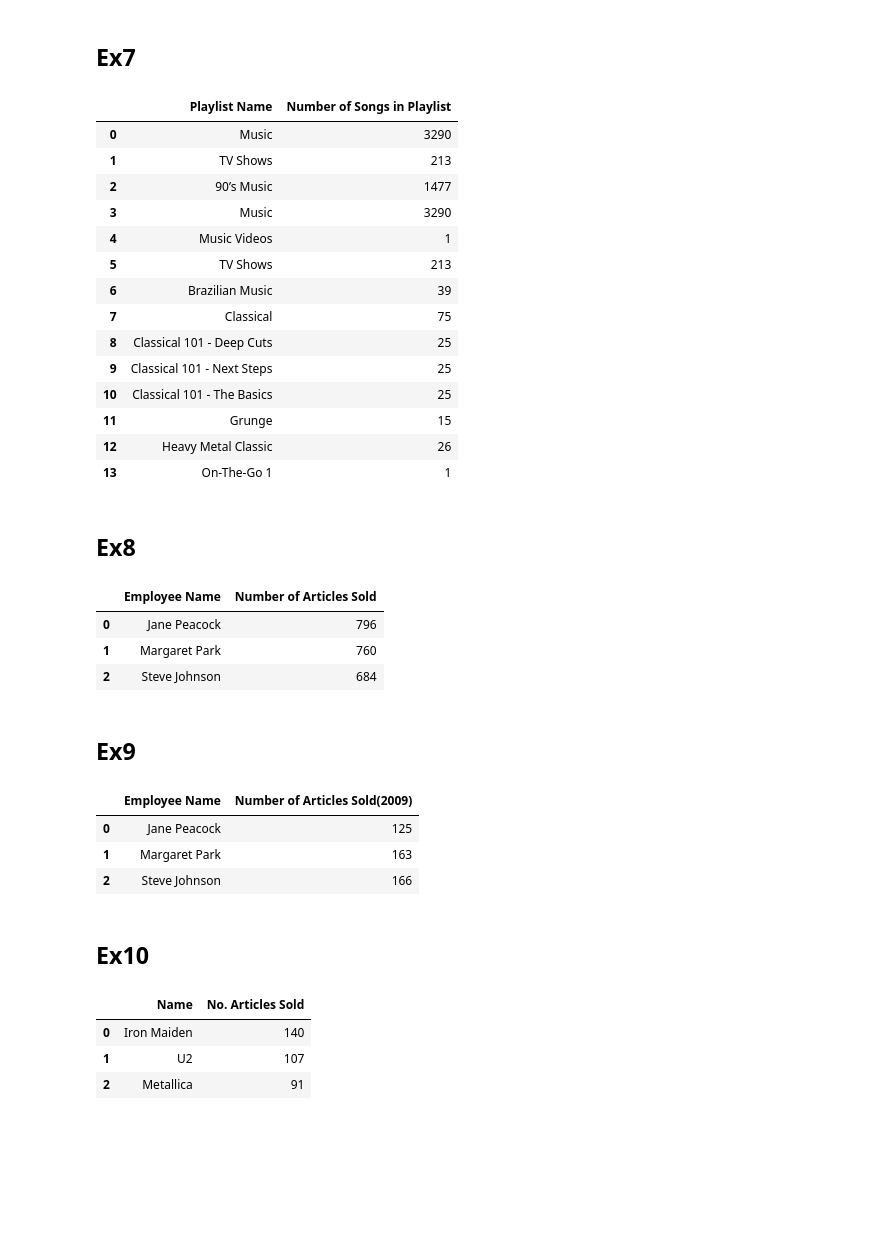
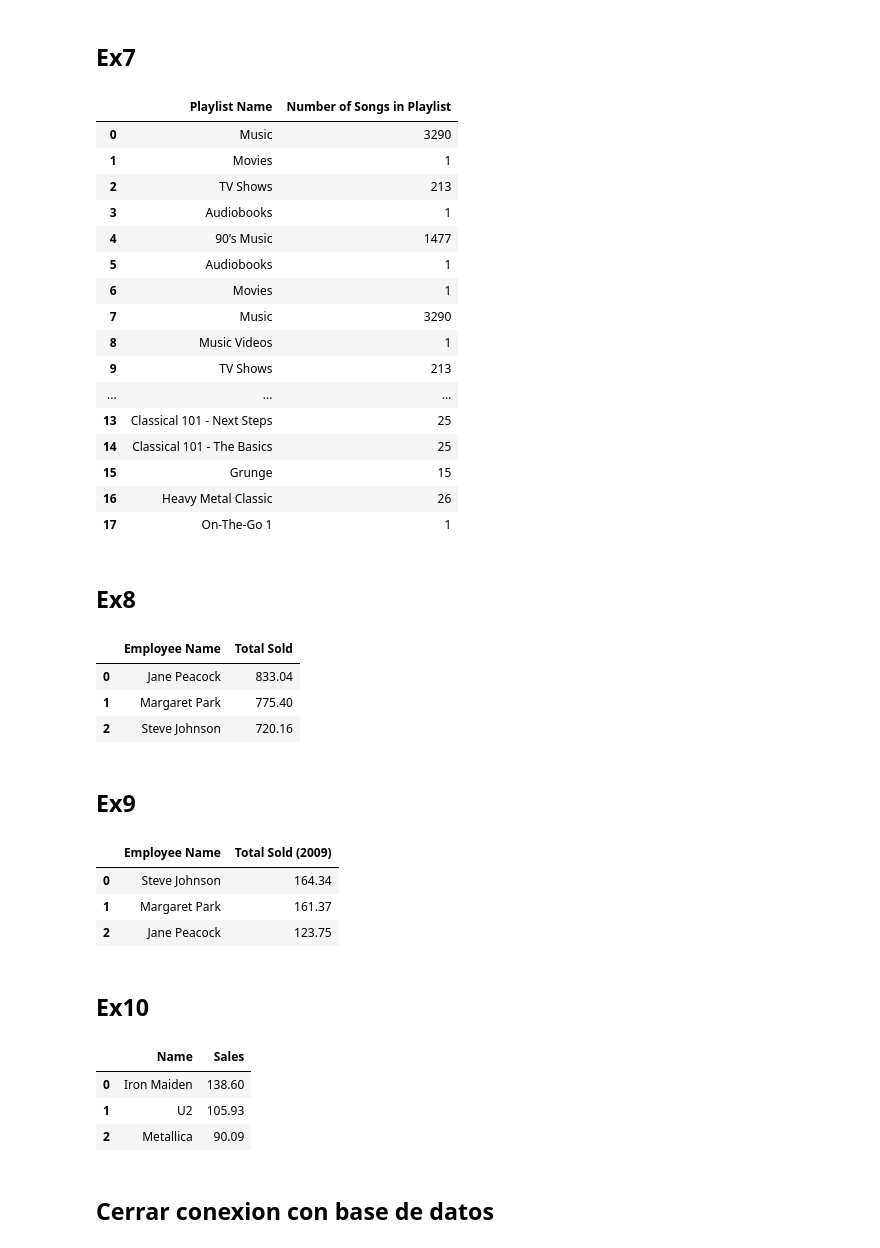
Before and after one commit to alfonsogarcia-git/data_science_nov2020_alfon, a Jupyter notebook: SQL/sql_notebook.ipynb, the cells around one changed output. Cells and saved outputs as stored; diff of their text form; code cells hidden in the pictures; blank space fills up the shorter version.

```diff
--- a/SQL/sql_notebook.ipynb
+++ b/SQL/sql_notebook.ipynb
@@ -274,79 +274,81 @@ pd.read_sql_query(query, conn)
 # %%
 query = '''
 SELECT p.Name as 'Playlist Name', COUNT(*) as 'Number of Songs in Playlist'
-FROM playlist_track pt
-JOIN playlists p ON pt.PlaylistId = p.PlaylistId
-JOIN tracks t ON pt.TrackId = t.TrackId
-GROUP BY pt.PlaylistID
+FROM playlists p
+LEFT JOIN playlist_track pt ON p.PlaylistId = pt.PlaylistId
+GROUP BY p.PlaylistID
 '''
 pd.read_sql_query(query, conn)
 # %% [output]
 |  | Playlist Name | Number of Songs in Playlist |
 | 0 | Music | 3290 |
-| 1 | TV Shows | 213 |
-| 2 | 90’s Music | 1477 |
-| 3 | Music | 3290 |
-| 4 | Music Videos | 1 |
-| 5 | TV Shows | 213 |
-| 6 | Brazilian Music | 39 |
-| 7 | Classical | 75 |
-| 8 | Classical 101 - Deep Cuts | 25 |
-| 9 | Classical 101 - Next Steps | 25 |
-| 10 | Classical 101 - The Basics | 25 |
-| 11 | Grunge | 15 |
-| 12 | Heavy Metal Classic | 26 |
-| 13 | On-The-Go 1 | 1 |
+| 1 | Movies | 1 |
+| 2 | TV Shows | 213 |
+| 3 | Audiobooks | 1 |
+| 4 | 90’s Music | 1477 |
+| 5 | Audiobooks | 1 |
+| 6 | Movies | 1 |
+| 7 | Music | 3290 |
+| 8 | Music Videos | 1 |
+| 9 | TV Shows | 213 |
+| ... | ... | ... |
+| 13 | Classical 101 - Next Steps | 25 |
+| 14 | Classical 101 - The Basics | 25 |
+| 15 | Grunge | 15 |
+| 16 | Heavy Metal Classic | 26 |
+| 17 | On-The-Go 1 | 1 |
 # %% [markdown]
 ## Ex8
 # %%
 query = '''
-SELECT e.FirstName || ' ' || e.LastName as 'Employee Name', COUNT(*) as 'Number of Articles Sold'
+SELECT e.FirstName || ' ' || e.LastName as 'Employee Name', SUM(i.Total) as 'Total Sold'
 FROM employees e
 JOIN customers c ON e.EmployeeId = c.SupportRepId
 JOIN invoices i ON c.CustomerId = i.CustomerId
-JOIN invoice_items ii ON i.InvoiceId = ii.InvoiceId
-GROUP BY e.FirstName || ' ' || e.LastName
+GROUP BY e.EmployeeId
 '''
 pd.read_sql_query(query, conn)
 # %% [output]
-|  | Employee Name | Number of Articles Sold |
-| 0 | Jane Peacock | 796 |
-| 1 | Margaret Park | 760 |
-| 2 | Steve Johnson | 684 |
+|  | Employee Name | Total Sold |
+| 0 | Jane Peacock | 833.04 |
+| 1 | Margaret Park | 775.40 |
+| 2 | Steve Johnson | 720.16 |
 # %% [markdown]
 ## Ex9
 # %%
 query = '''
-SELECT e.FirstName || ' ' || e.LastName as 'Employee Name', COUNT(*) as 'Number of Articles Sold(2009)'
+SELECT e.FirstName || ' ' || e.LastName as 'Employee Name', SUM(i.Total) as 'Total Sold (2009)'
 FROM employees e
 JOIN customers c ON e.EmployeeId = c.SupportRepId
 JOIN invoices i ON c.CustomerId = i.CustomerId
-JOIN invoice_items ii ON i.InvoiceId = ii.InvoiceId
 WHERE i.InvoiceDate LIKE '2009%'
-GROUP BY e.FirstName || ' ' || e.LastName
+GROUP BY e.EmployeeId
+ORDER BY SUM(i.Total) DESC
 '''
 pd.read_sql_query(query, conn)
 # %% [output]
-|  | Employee Name | Number of Articles Sold(2009) |
-| 0 | Jane Peacock | 125 |
-| 1 | Margaret Park | 163 |
-| 2 | Steve Johnson | 166 |
+|  | Employee Name | Total Sold (2009) |
+| 0 | Steve Johnson | 164.34 |
+| 1 | Margaret Park | 161.37 |
+| 2 | Jane Peacock | 123.75 |
 # %% [markdown]
 ## Ex10
 # %%
 query = '''
-SELECT ar.Name, COUNT(*) as 'No. Articles Sold'
+SELECT ar.Name, SUM(ii.UnitPrice) as 'Sales'
 FROM artists ar
 JOIN albums al ON ar.ArtistId = al.ArtistId
 JOIN tracks t ON al.AlbumId = t.AlbumId
 JOIN invoice_items ii ON t.TrackId = ii.TrackId
-GROUP BY ar.Name
+GROUP BY ar.ArtistId
 ORDER BY COUNT(*) DESC
 LIMIT 3;
 '''
 pd.read_sql_query(query, conn)
 # %% [output]
-|  | Name | No. Articles Sold |
-| 0 | Iron Maiden | 140 |
-| 1 | U2 | 107 |
-| 2 | Metallica | 91 |
+|  | Name | Sales |
+| 0 | Iron Maiden | 138.60 |
+| 1 | U2 | 105.93 |
+| 2 | Metallica | 90.09 |
+# %% [markdown]
+## Cerrar conexion con base de datos
```
Also changed, not shown: parts of 17 cells of this notebook, 4 other files.
